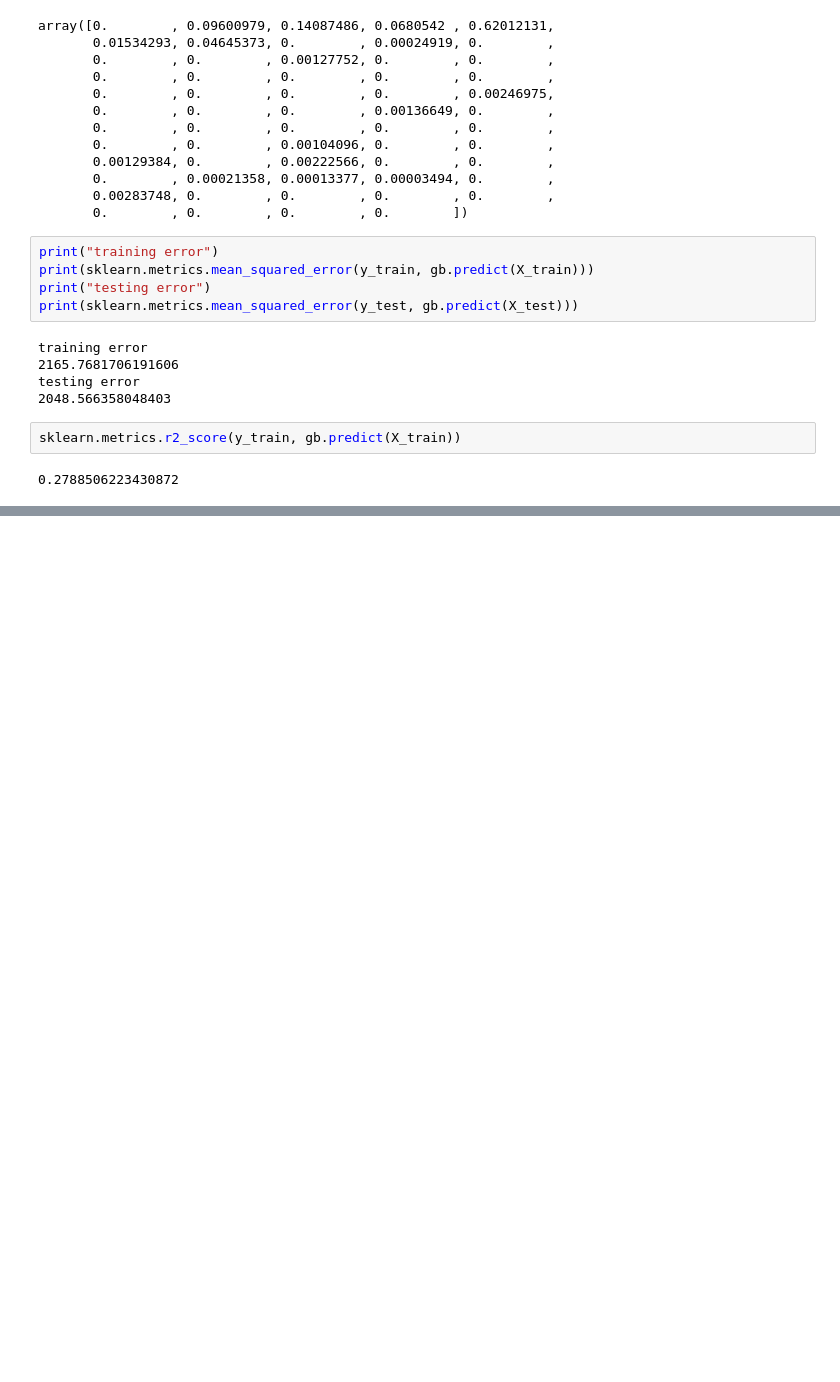
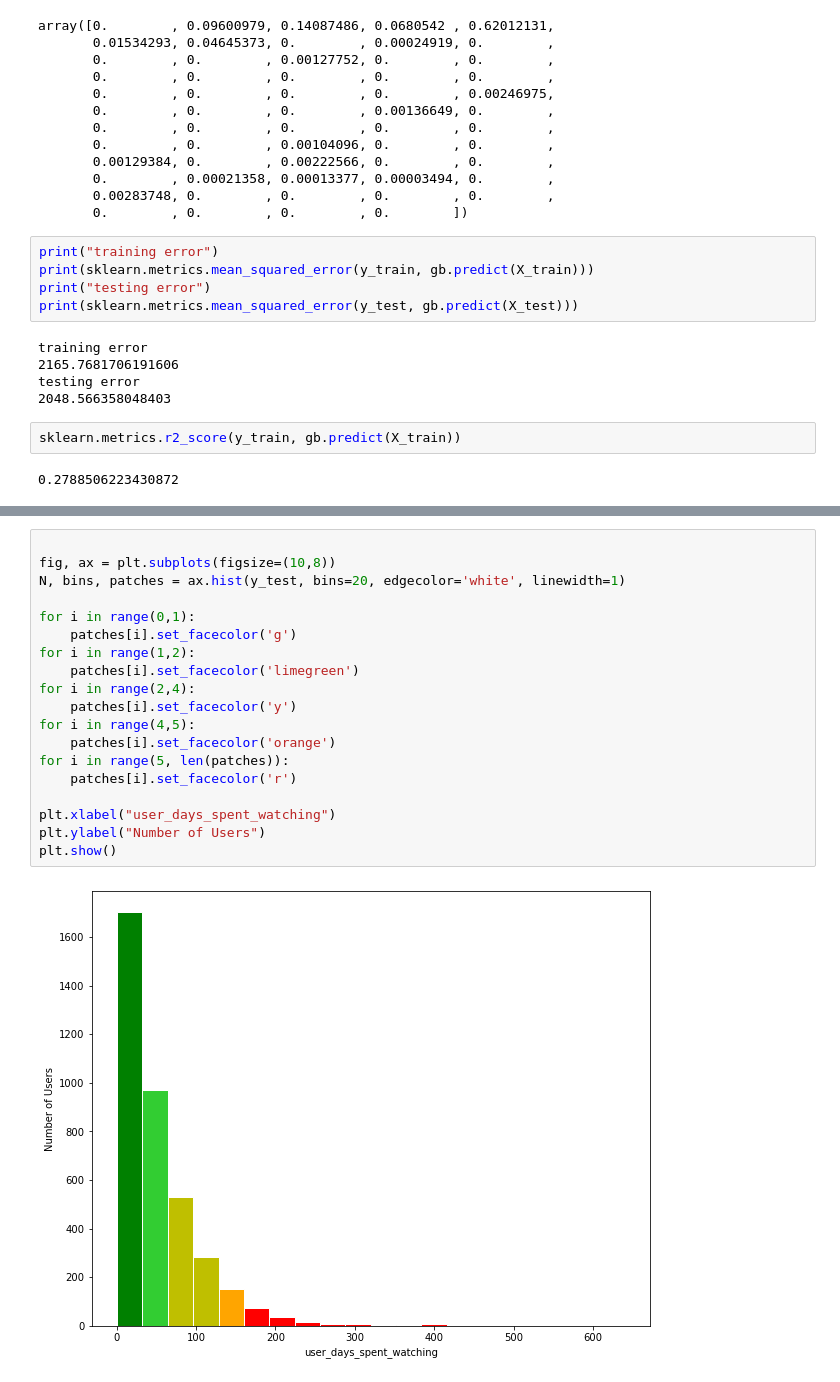
Before and after one commit to benrosenberg/ORIE-4741-project, a Jupyter notebook: build/Anime_Regressions_Regularized_Trees.ipynb, the cells around one changed output, grey strips where cells are left out. Cells and saved outputs as stored; diff of their text form; blank space fills up the shorter version.

Commit message:
Added days watched histogram

```diff
--- a/build/Anime_Regressions_Regularized_Trees.ipynb
+++ b/build/Anime_Regressions_Regularized_Trees.ipynb
@@ -453,0 +468,21 @@ sklearn.metrics.r2_score(y_train, gb.predict(X_train))
+# %%
+
+fig, ax = plt.subplots(figsize=(10,8))
+N, bins, patches = ax.hist(y_test, bins=20, edgecolor='white', linewidth=1)
+
+for i in range(0,1):
+    patches[i].set_facecolor('g')
+for i in range(1,2):
+    patches[i].set_facecolor('limegreen')
+for i in range(2,4):
+    patches[i].set_facecolor('y')
+for i in range(4,5):
+    patches[i].set_facecolor('orange')
+for i in range(5, len(patches)):
+    patches[i].set_facecolor('r')
+
+plt.xlabel("user_days_spent_watching")
+plt.ylabel("Number of Users")
+plt.show()
+# %% [output]
+[figure, added]
```
Also changed, not shown: parts of 2 cells of this notebook.
